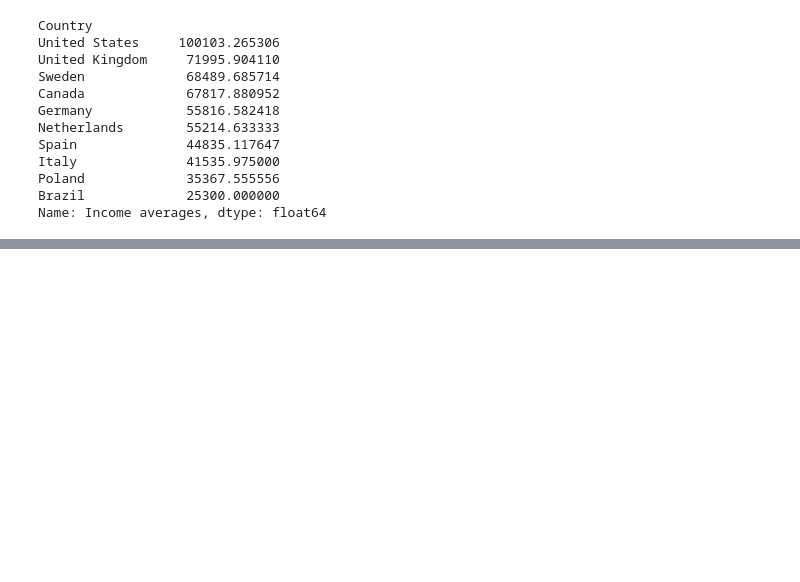
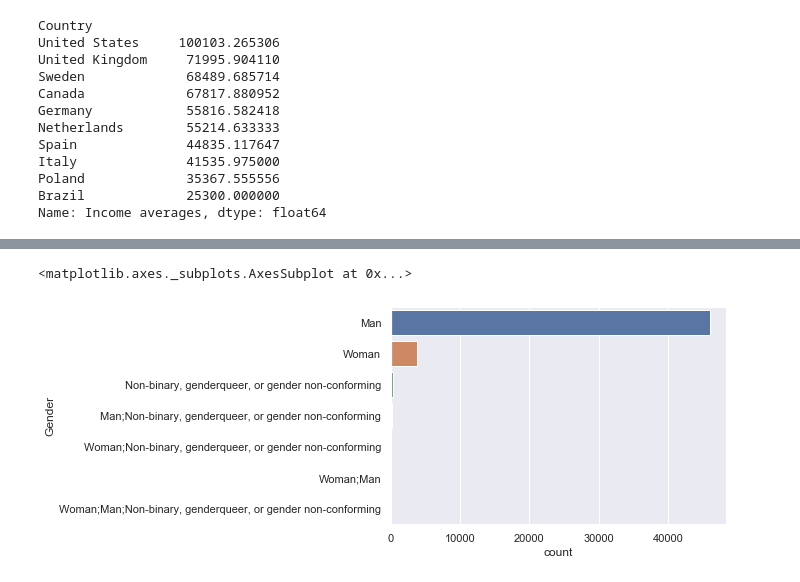
Before and after one commit to yayorbitgum/Learning, a Jupyter notebook: Python/Projects/SO2020Survey/StackOverflowSurvey2020.ipynb, the cells around one changed output, grey strips where cells are left out. Drawn from its saved outputs; the diff is of its cells as text; code cells hidden in the pictures; blank space fills up the shorter version.

Commit message:
More Stack Overflow survey WIP analysis.

```diff
--- a/Python/Projects/SO2020Survey/StackOverflowSurvey2020.ipynb
+++ b/Python/Projects/SO2020Survey/StackOverflowSurvey2020.ipynb
@@ -184,0 +202,8 @@ sns.lmplot(x="Age", y="ConvertedComp", data=wider_df, hue='Hobbyist', x_estimato
+# %%
+# The developer population, and/or Stack Overflow's representation of it, is **overwhelmingly** male.
+sns.countplot(y="Gender",
+              data=df,
+              order=df["Gender"].value_counts().index)
+# %% [output]
+<matplotlib.axes._subplots.AxesSubplot at 0x...>
+[figure, added]
```
Also changed, not shown: parts of 13 cells of this notebook, 2 other files.
